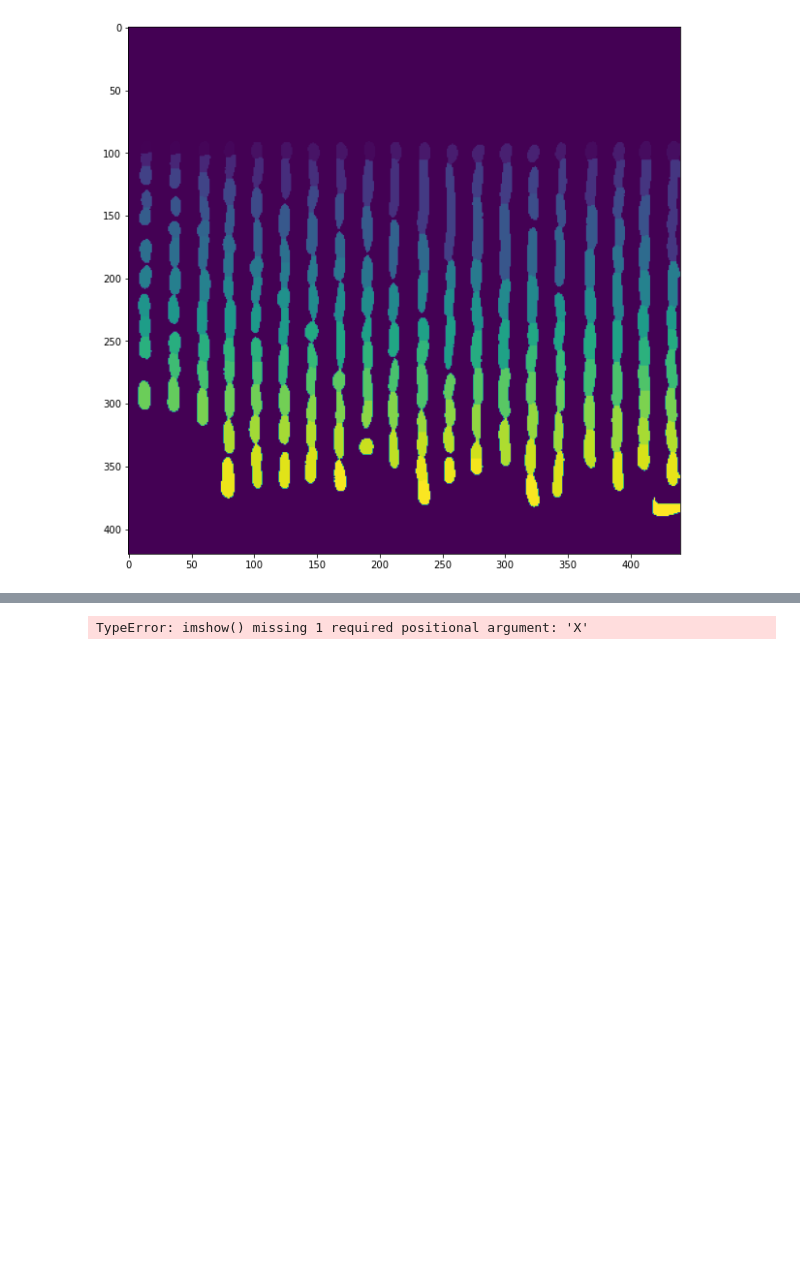
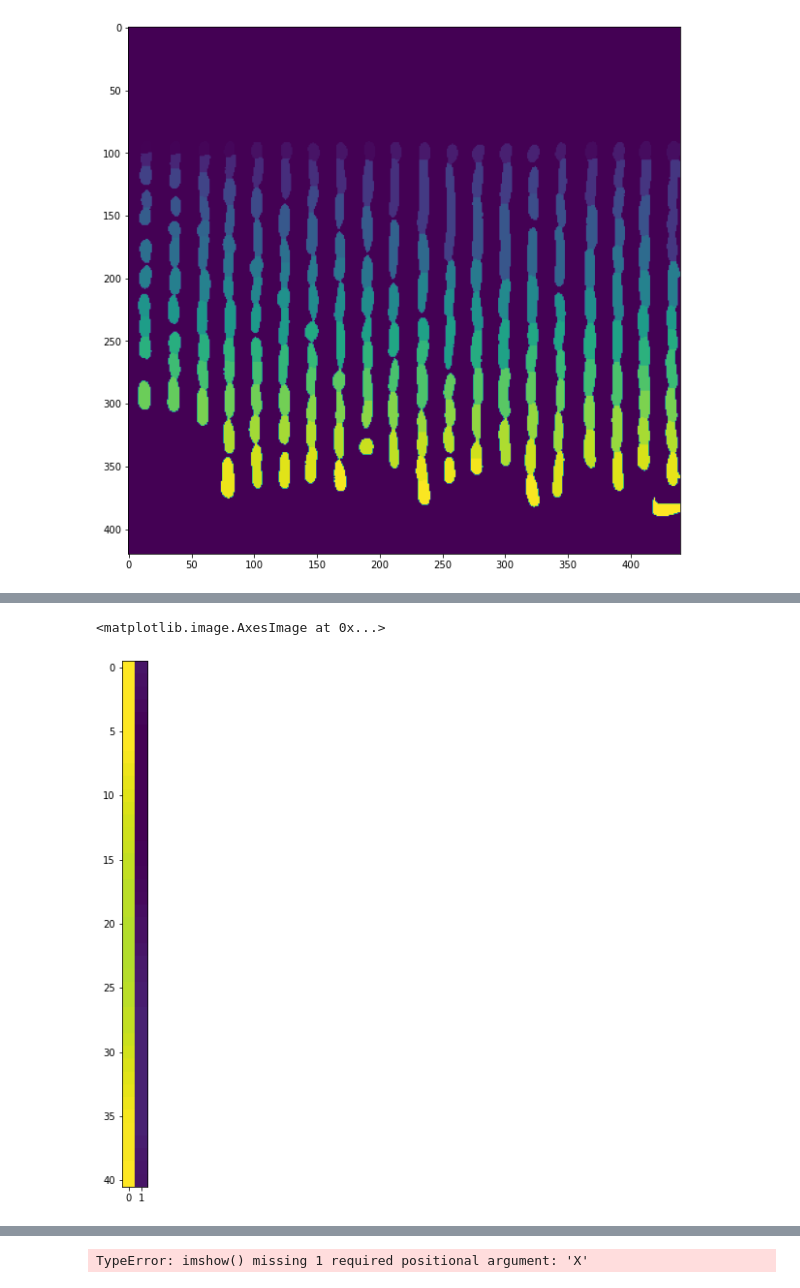
Before and after one commit to paulssonlab/TrenchRipper, a Jupyter notebook: dev_notebooks/2020-05-22_segmentation_alternatives/experimenting.ipynb, the cells around one changed output, grey strips where cells are left out. Saved outputs shown, nothing was run; the diff lists cells and outputs as text; code cells hidden in the pictures; blank space fills up the shorter version.

```diff
--- a/trenchripper/dev_notebooks/2020-05-22_segmentation_alternatives/Untitled.ipynb
+++ b/dev_notebooks/2020-05-22_segmentation_alternatives/experimenting.ipynb
@@ -400,0 +406,12 @@ plt.show()
+# %%
+import numpy as np
+import matplotlib.pyplot as plt
+
+from skimage import measure
+
+# Find contours at a constant value of 0.8
+contours = measure.find_contours(img, 0.8)
+plt.imshow(contours[0]/2)
+# %% [output]
+<matplotlib.image.AxesImage at 0x...>
+[figure, added]
```
Also changed, not shown: parts of 25 cells of this notebook, 47 other files.
